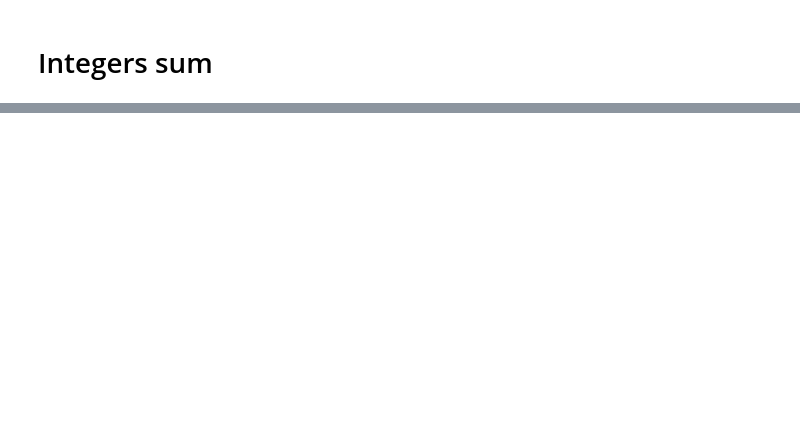
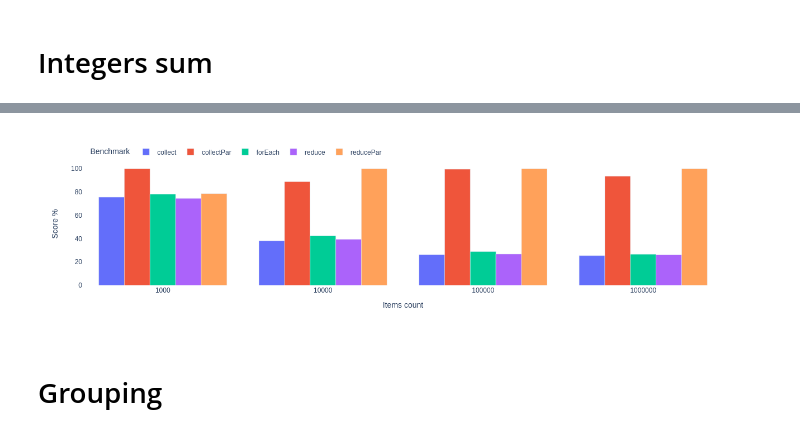
Before and after one commit to daniellas/speed-of-stream, a Jupyter notebook: jupyterlab/visualisation.ipynb, the cells around one changed output, grey strips where cells are left out. Saved outputs shown, nothing was run; the diff lists cells and outputs as text; code cells hidden in the pictures; blank space fills up the shorter version.

Commit message:
More results added

```diff
--- a/jupyterlab/visualisation.ipynb
+++ b/jupyterlab/visualisation.ipynb
@@ -54,0 +58,3 @@ chart
+# %%
+benchmark = 'benchmark-streams-sum-double-calculation'
+(scores,chart) = load_results(f'{benchmark}.json')
@@ -54,0 +81,7 @@ chart
+# %%
+chart.write_image(f'img/{benchmark}.png',width='700')
+chart
+# %% [output]
+[figure, added]
+# %% [markdown]
+# Grouping
```
Also changed, not shown: parts of 11 cells of this notebook, 11 other files.
